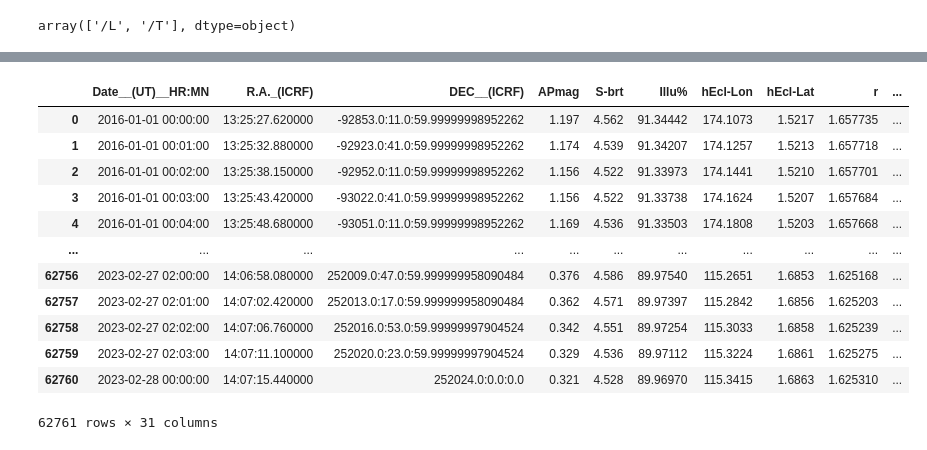
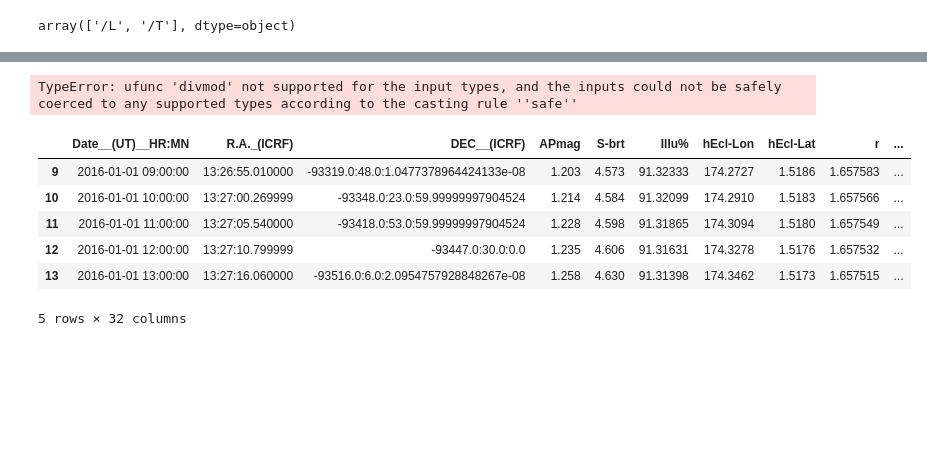
Before and after one commit to makibrte/finance-team, a Jupyter notebook: Data/alexNote.ipynb, the cells around one changed output, grey strips where cells are left out. Cells and saved outputs as stored; diff of their text form; code cells hidden in the pictures; blank space fills up the shorter version.

```diff
--- a/Data/alexNote.ipynb
+++ b/Data/alexNote.ipynb
@@ -113,7 +117,7 @@ planets_copy['/r'].unique()
 # %% [output]
 array(['/L', '/T'], dtype=object)
 # %%
-planets_copy['Date__(UT)__HR:MN'] = pd.to_datetime(planets_copy['Date__(UT)__HR:MN'], format='%Y-%b-%d%H%M:00')
+planets_copy['Date__(UT)__HR:MN'] = pd.to_datetime(planets_copy['Date__(UT)__HR:MN'], format='%Y-%b-%d%H:%M')
 # %%
 planets_copy
 # %% [output]
@@ -134,5 +138,5 @@ planets_copy
 planets_copy['year'] = planets_copy['Date__(UT)__HR:MN'].dt.year
 planets_copy['month'] = planets_copy['Date__(UT)__HR:MN'].dt.month
 planets_copy['day'] = planets_copy['Date__(UT)__HR:MN'].dt.day
-planets_copy['hour'] = planets_copy['Date__(UT)__HR:MN'].dt.hour
-planets_copy['minute'] = planets_copy['Date__(UT)__HR:MN'].dt.minute
+planets_copy['time'] = planets_copy['Date__(UT)__HR:MN'].dt.hour + planets_copy['Date__(UT)__HR:MN'].dt.minute / 60
+planets_copy['date'] = planets_copy['Date__(UT)__HR:MN'].dt.date
@@ -166,19 +190,15 @@ planets_copy['DEC__(ICRF)'] = degress.astype(str) + ':' + minutes.astype(str) +
 planets_copy['degrees'] = degress
 planets_copy['minutes'] = minutes
 planets_copy['seconds'] = seconds
+# %% [output]
+TypeError: ufunc 'divmod' not supported for the input types, and the inputs could not be safely coerced to any supported types according to the casting rule ''safe''
 # %%
-planets_copy
+planets_copy.head()
 # %% [output]
 |  | Date__(UT)__HR:MN | R.A._(ICRF) | DEC__(ICRF) | APmag | S-brt | Illu% | hEcl-Lon | hEcl-Lat | r | ... |
-| 0 | 2016-01-01 00:00:00 | 13:25:27.620000 | -92853.0:11.0:59.99999998952262 | 1.197 | 4.562 | 91.34442 | 174.1073 | 1.5217 | 1.657735 | ... |
-| 1 | 2016-01-01 00:01:00 | 13:25:32.880000 | -92923.0:41.0:59.99999998952262 | 1.174 | 4.539 | 91.34207 | 174.1257 | 1.5213 | 1.657718 | ... |
-| 2 | 2016-01-01 00:02:00 | 13:25:38.150000 | -92952.0:11.0:59.99999998952262 | 1.156 | 4.522 | 91.33973 | 174.1441 | 1.5210 | 1.657701 | ... |
-| 3 | 2016-01-01 00:03:00 | 13:25:43.420000 | -93022.0:41.0:59.99999998952262 | 1.156 | 4.522 | 91.33738 | 174.1624 | 1.5207 | 1.657684 | ... |
-| 4 | 2016-01-01 00:04:00 | 13:25:48.680000 | -93051.0:11.0:59.99999998952262 | 1.169 | 4.536 | 91.33503 | 174.1808 | 1.5203 | 1.657668 | ... |
-| ... | ... | ... | ... | ... | ... | ... | ... | ... | ... | ... |
-| 62756 | 2023-02-27 02:00:00 | 14:06:58.080000 | 252009.0:47.0:59.999999958090484 | 0.376 | 4.586 | 89.97540 | 115.2651 | 1.6853 | 1.625168 | ... |
-| 62757 | 2023-02-27 02:01:00 | 14:07:02.420000 | 252013.0:17.0:59.999999958090484 | 0.362 | 4.571 | 89.97397 | 115.2842 | 1.6856 | 1.625203 | ... |
-| 62758 | 2023-02-27 02:02:00 | 14:07:06.760000 | 252016.0:53.0:59.99999997904524 | 0.342 | 4.551 | 89.97254 | 115.3033 | 1.6858 | 1.625239 | ... |
-| 62759 | 2023-02-27 02:03:00 | 14:07:11.100000 | 252020.0:23.0:59.99999997904524 | 0.329 | 4.536 | 89.97112 | 115.3224 | 1.6861 | 1.625275 | ... |
-| 62760 | 2023-02-28 00:00:00 | 14:07:15.440000 | 252024.0:0.0:0.0 | 0.321 | 4.528 | 89.96970 | 115.3415 | 1.6863 | 1.625310 | ... |
+| 9 | 2016-01-01 09:00:00 | 13:26:55.010000 | -93319.0:48.0:1.0477378964424133e-08 | 1.203 | 4.573 | 91.32333 | 174.2727 | 1.5186 | 1.657583 | ... |
+| 10 | 2016-01-01 10:00:00 | 13:27:00.269999 | -93348.0:23.0:59.99999997904524 | 1.214 | 4.584 | 91.32099 | 174.2910 | 1.5183 | 1.657566 | ... |
+| 11 | 2016-01-01 11:00:00 | 13:27:05.540000 | -93418.0:53.0:59.99999997904524 | 1.228 | 4.598 | 91.31865 | 174.3094 | 1.5180 | 1.657549 | ... |
+| 12 | 2016-01-01 12:00:00 | 13:27:10.799999 | -93447.0:30.0:0.0 | 1.235 | 4.606 | 91.31631 | 174.3278 | 1.5176 | 1.657532 | ... |
+| 13 | 2016-01-01 13:00:00 | 13:27:16.060000 | -93516.0:6.0:2.0954757928848267e-08 | 1.258 | 4.630 | 91.31398 | 174.3462 | 1.5173 | 1.657515 | ... |
-62761 rows × 31 columns
+5 rows × 32 columns
```
Also changed, not shown: parts of 11 cells of this notebook.
